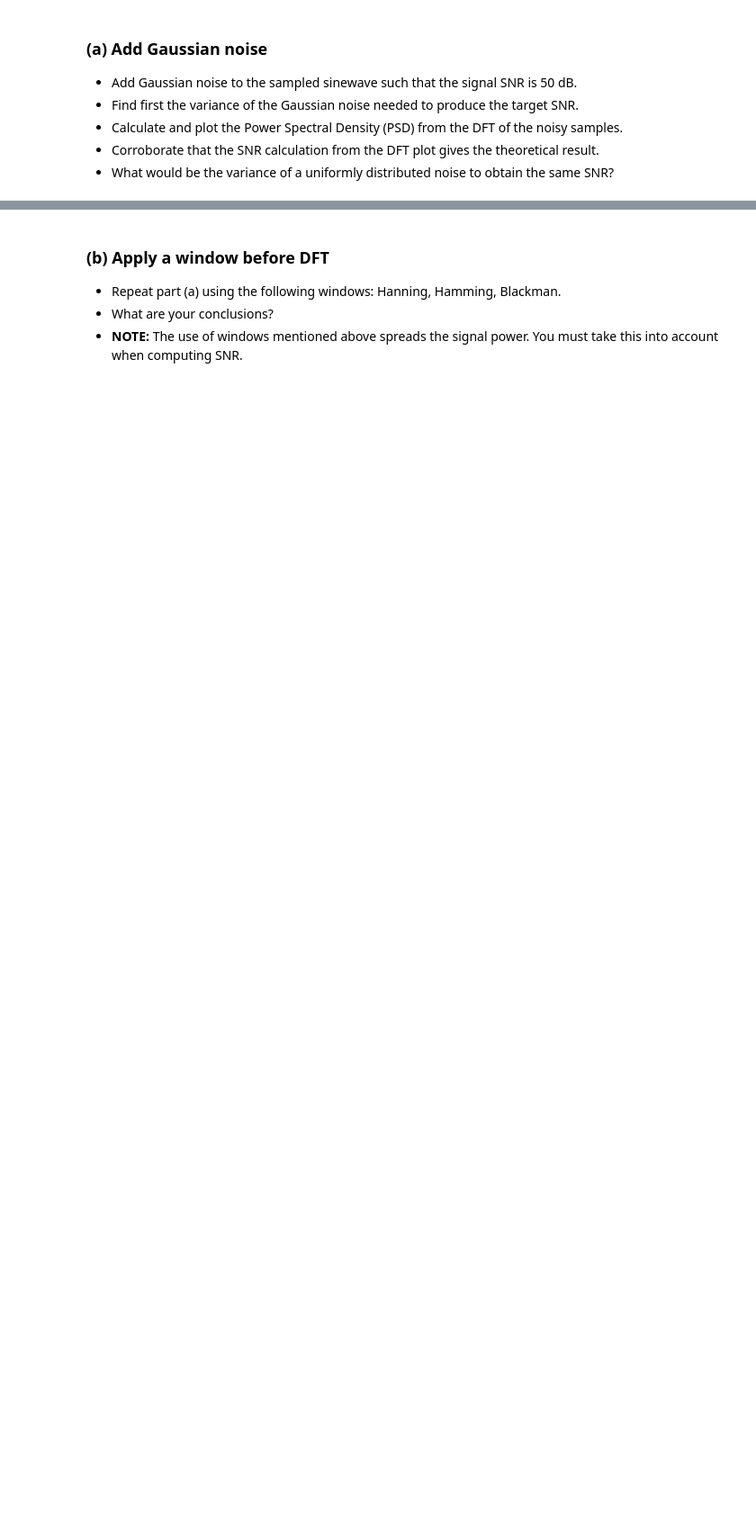
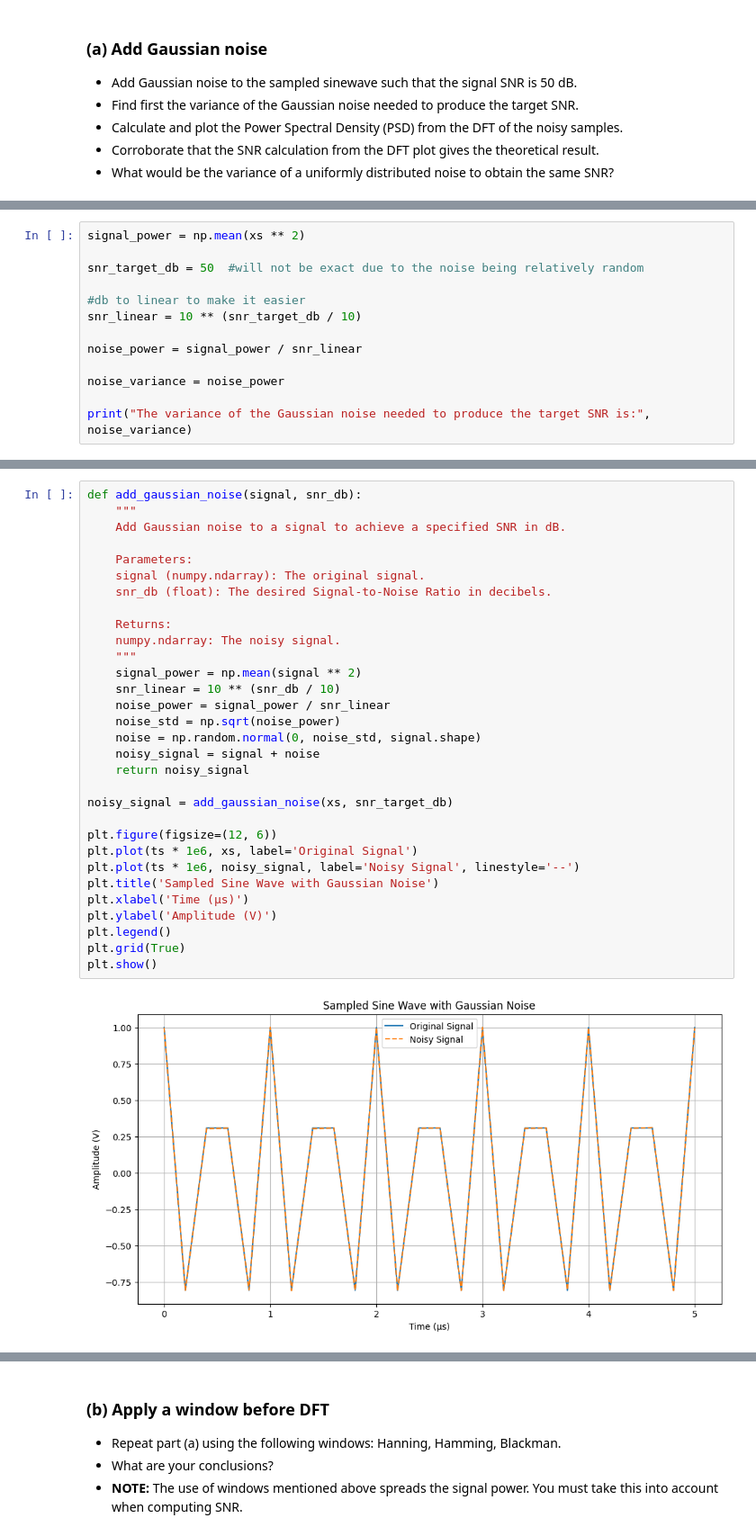
Before and after one commit to Sam-Bieberich/489, a Jupyter notebook: lab2.ipynb, the cells around one changed output, grey strips where cells are left out. Shown at 90% size. Cells and saved outputs as stored; diff of their text form; blank space fills up the shorter version.

```diff
--- a/lab2.ipynb
+++ b/lab2.ipynb
@@ -114,0 +48,13 @@ Variance of uniformly distributed noise: 5.00e-06
+# %%
+signal_power = np.mean(xs ** 2)
+
+snr_target_db = 50  #will not be exact due to the noise being relatively random
+
+#db to linear to make it easier
+snr_linear = 10 ** (snr_target_db / 10)
+
+noise_power = signal_power / snr_linear
+
+noise_variance = noise_power
+
+print("The variance of the Gaussian noise needed to produce the target SNR is:", noise_variance)
@@ -114,0 +63,33 @@ Variance of uniformly distributed noise: 5.00e-06
+# %%
+def add_gaussian_noise(signal, snr_db):
+    """
+    Add Gaussian noise to a signal to achieve a specified SNR in dB.
+
+    Parameters:
+    signal (numpy.ndarray): The original signal.
+    snr_db (float): The desired Signal-to-Noise Ratio in decibels.
+
+    Returns:
+    numpy.ndarray: The noisy signal.
+    """
+    signal_power = np.mean(signal ** 2)
+    snr_linear = 10 ** (snr_db / 10)
+    noise_power = signal_power / snr_linear
+    noise_std = np.sqrt(noise_power)
+    noise = np.random.normal(0, noise_std, signal.shape)
+    noisy_signal = signal + noise
+    return noisy_signal
+
+noisy_signal = add_gaussian_noise(xs, snr_target_db)
+
+plt.figure(figsize=(12, 6))
+plt.plot(ts * 1e6, xs, label='Original Signal')
+plt.plot(ts * 1e6, noisy_signal, label='Noisy Signal', linestyle='--')
+plt.title('Sampled Sine Wave with Gaussian Noise')
+plt.xlabel('Time (µs)')
+plt.ylabel('Amplitude (V)')
+plt.legend()
+plt.grid(True)
+plt.show()
+# %% [output]
+[figure, added]
```
Also changed, not shown: parts of 5 cells of this notebook.
